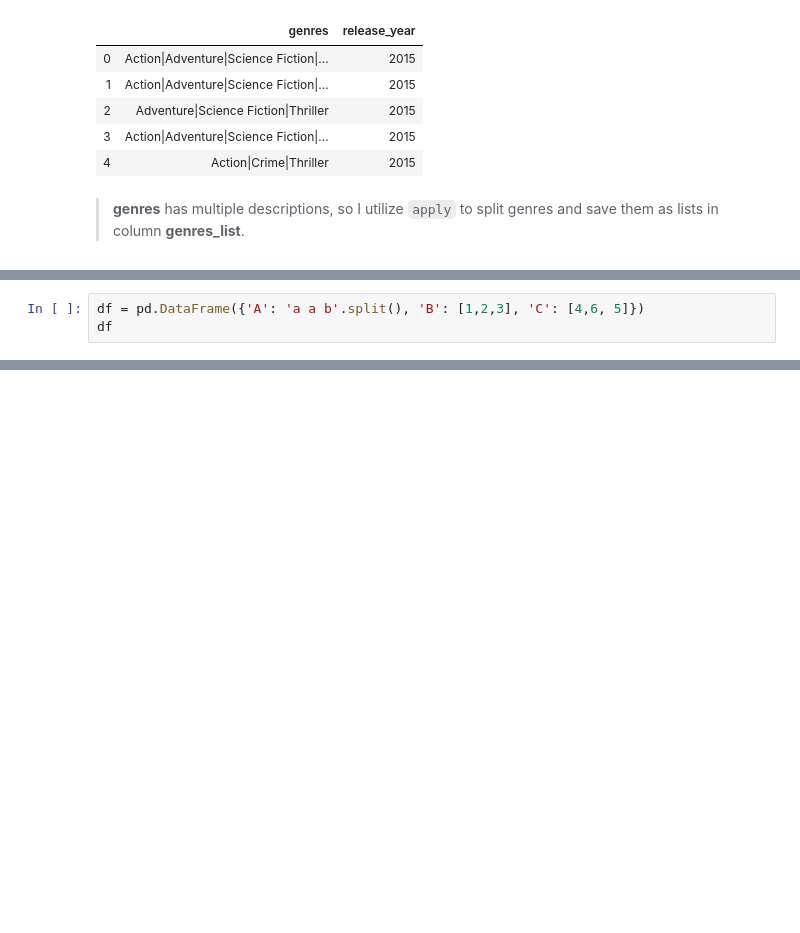
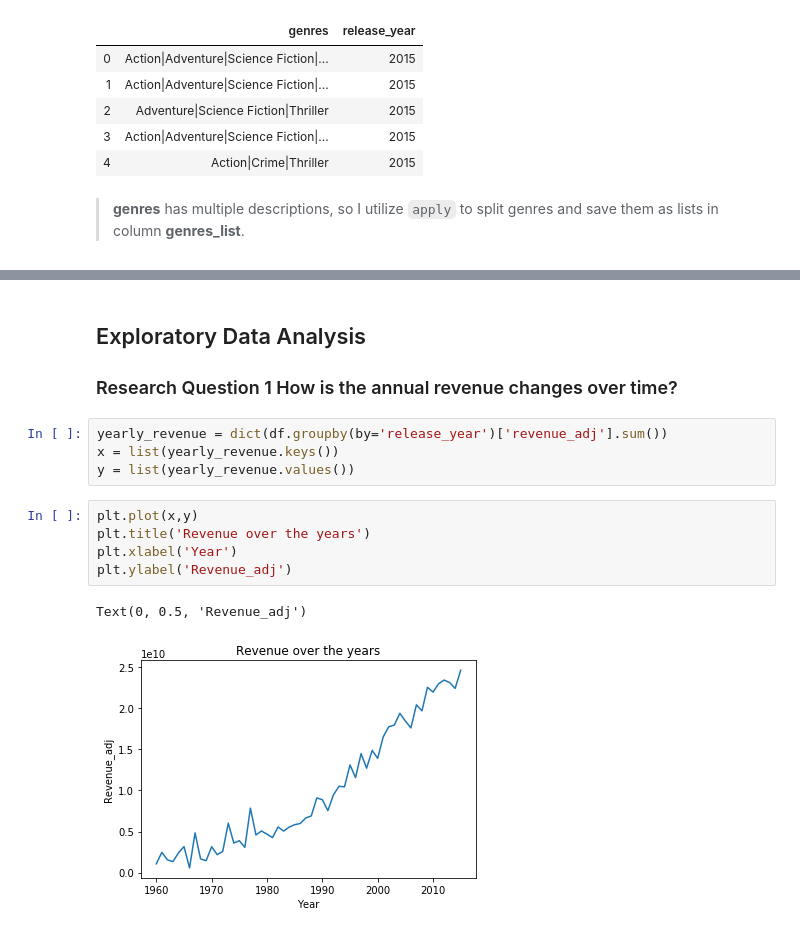
Before and after one commit to Hiiiua/Udacity_DA, a Jupyter notebook: proj2.ipynb, the cells around one changed output, grey strips where cells are left out. Drawn from its saved outputs; the diff is of its cells as text; blank space fills up the shorter version.

```diff
--- a/proj2.ipynb
+++ b/proj2.ipynb
@@ -179,3 +111,0 @@ time_max_genres
-# %%
-df = pd.DataFrame({'A': 'a a b'.split(), 'B': [1,2,3], 'C': [4,6, 5]})
-df
@@ -299,0 +128,17 @@ To discuss popular genres,
+# %% [markdown]
+<a id='eda'></a>
+## Exploratory Data Analysis
+
+### Research Question 1 How is the annual revenue changes over time?
+# %%
+yearly_revenue = dict(df.groupby(by='release_year')['revenue_adj'].sum())
+x = list(yearly_revenue.keys())
+y = list(yearly_revenue.values())
+# %%
+plt.plot(x,y)
+plt.title('Revenue over the years')
+plt.xlabel('Year')
+plt.ylabel('Revenue_adj')
+# %% [output]
+Text(0, 0.5, 'Revenue_adj')
+[figure, added]
```
Also changed, not shown: parts of 57 cells of this notebook.
